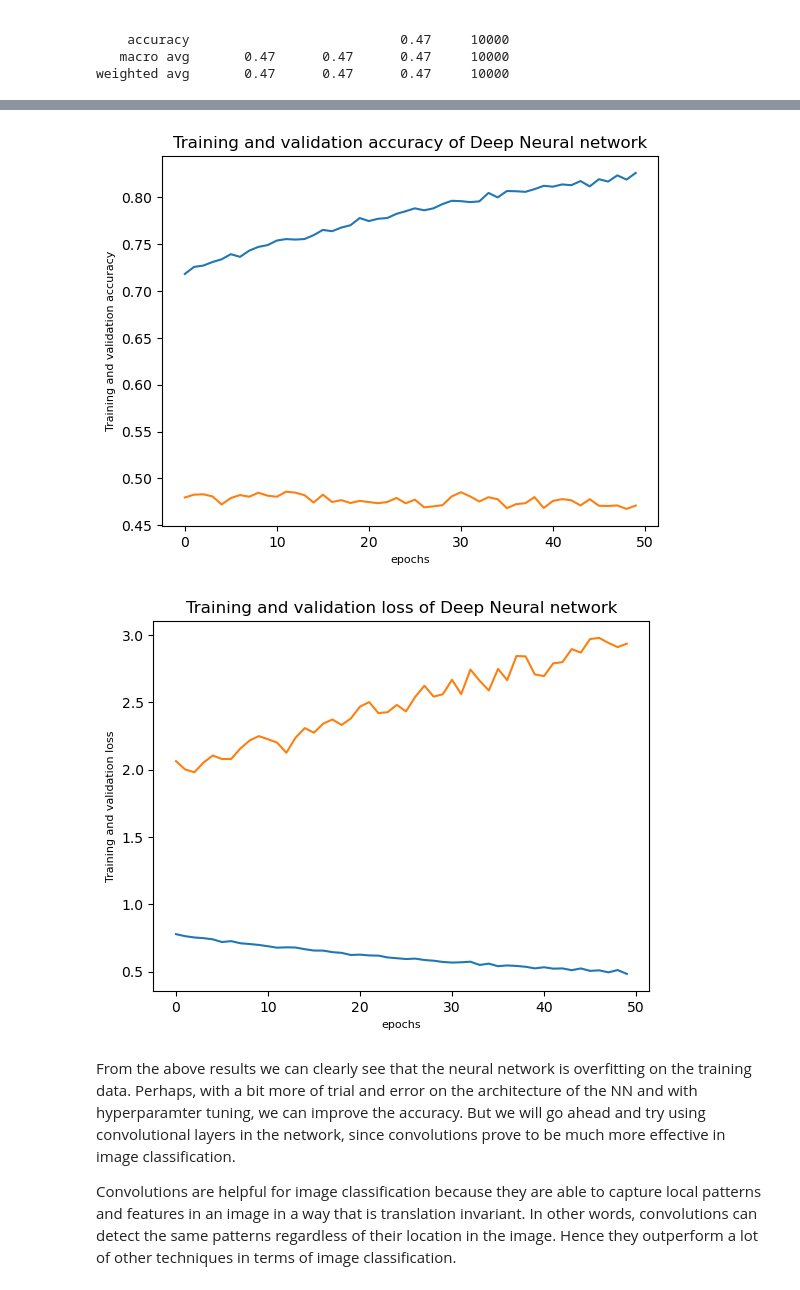
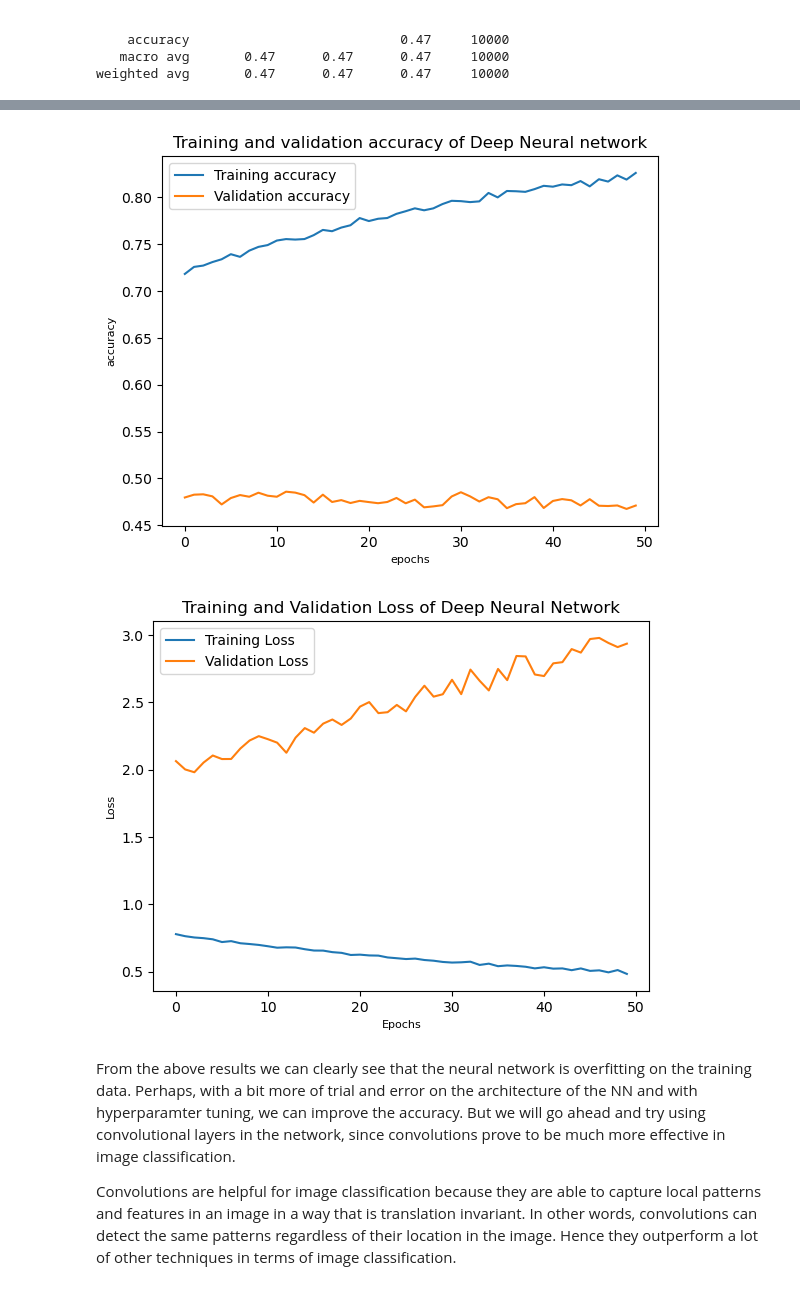
Before and after one commit to aishwarya-kumar/CIFAR-10-Classification, a Jupyter notebook: DS5220 - Final Project .ipynb, the cells around one changed output, grey strips where cells are left out. Saved outputs shown, nothing was run; the diff lists cells and outputs as text; code cells hidden in the pictures.

Commit message:
added graph legend

```diff
--- a/DS5220 - Final Project .ipynb
+++ b/DS5220 - Final Project .ipynb
@@ -426,14 +426,16 @@ plt.plot  ( epochs,     acc )
 plt.plot  ( epochs, val_acc )
 plt.title ('Training and validation accuracy of Deep Neural network')
 plt.xlabel('epochs', fontsize=8)
-plt.ylabel('Training and validation accuracy', fontsize=8)
+plt.ylabel('accuracy', fontsize=8)
+plt.legend(['Training accuracy', 'Validation accuracy'], loc='upper left')
 plt.figure()
 
 # Plot training and validation loss per epoch
-plt.plot  ( epochs,     loss )
-plt.plot  ( epochs, val_loss )
-plt.title ('Training and validation loss of Deep Neural network')
-plt.xlabel('epochs', fontsize=8)
-plt.ylabel('Training and validation loss', fontsize=8)
-plt
+plt.plot(epochs, loss)
+plt.plot(epochs, val_loss)
+plt.title('Training and Validation Loss of Deep Neural Network')
+plt.xlabel('Epochs', fontsize=8)
+plt.ylabel('Loss', fontsize=8)
+plt.legend(['Training Loss', 'Validation Loss'], loc='upper left')
+plt.show()
 # %% [output]
@@ -441,5 +442,5 @@ plt
-[figure, old version]
+[figure, new version]
-[figure, old version]
+[figure, new version]
 # %% [markdown]
 From the above results we can clearly see that the neural network is overfitting on the training data. Perhaps, with a bit more of trial and error on the architecture of the NN and with hyperparamter tuning, we can improve the accuracy. But we will go ahead and try using convolutional layers in the network, since convolutions prove to be much more effective in image classification.
 
```
Also changed, not shown: parts of 1 cell of this notebook.
